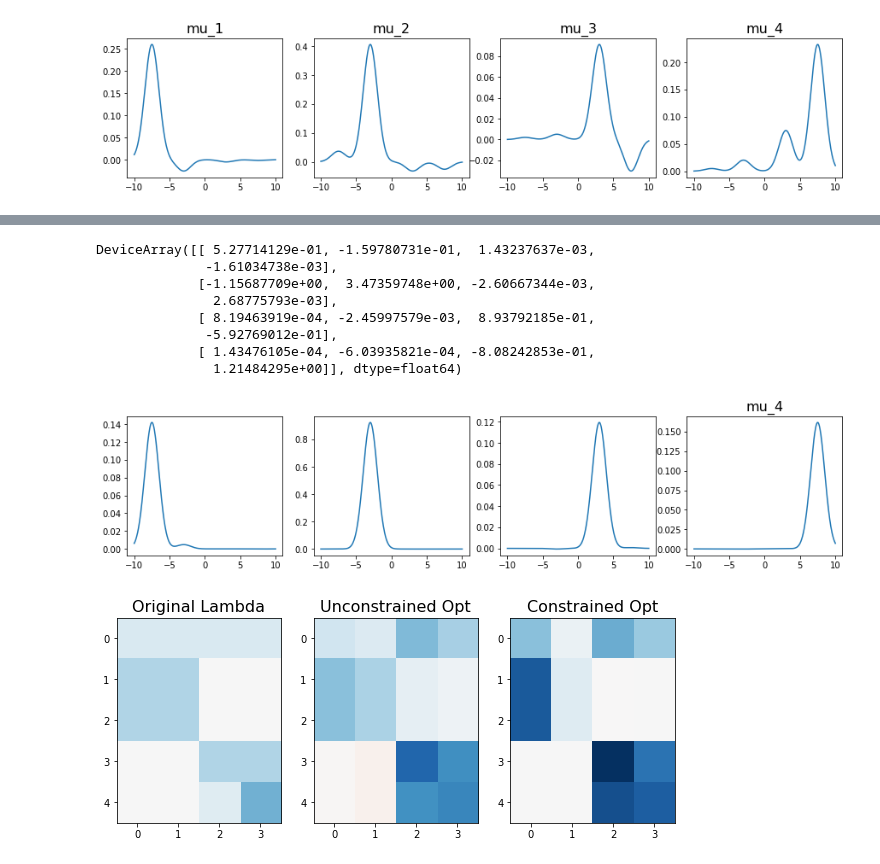
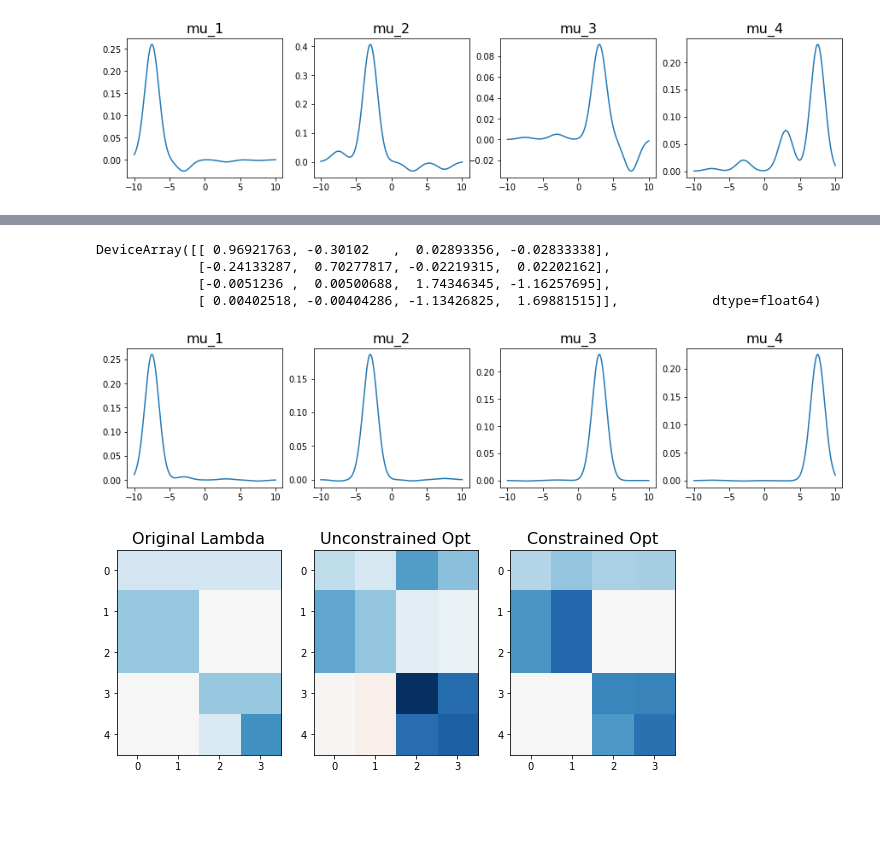
Before and after one commit to mberaha/nrmifactors, a Jupyter notebook: Test Postprocessing.ipynb, the cells around one changed output, grey strips where cells are left out. Saved outputs shown, nothing was run; the diff lists cells and outputs as text; code cells hidden in the pictures; blank space fills up the shorter version.

```diff
--- a/Test Postprocessing.ipynb
+++ b/Test Postprocessing.ipynb
@@ -121,7 +119,7 @@ def obj_func(x):
 def constraints(x):
     return - np.concatenate([
         (lam @ np.linalg.inv(x)).reshape(-1, 1),
-        (x @ M).reshape(-1, 1)])
+        (x @ M).reshape(-1, 1)])[:, 0]
 
 def max0(x):
     return x * (x > 0)
@@ -133,3 +131,8 @@ grad_f = grad(obj_func)
 f = obj_func
 # %%
 x0 = np.eye(M.shape[0])
+# %%
+from nrmifactors.postprocess import dissipative_lie_rattle_fast
+
+opt_x, niter = dissipative_lie_rattle_fast(f, grad_f, x0, 0.9, 0.1, 1e-6, maxiter=1000)
+opt_x
@@ -136,2 +148,4 @@ x0 = np.eye(M.shape[0])
 # %%
-opt_x = dissipative_lie_rattle(f, grad_f, x0, 0.9, 0.1, 1e-6, maxiter=1000)
+
+# opt_x = dissipative_lie_rattle(f, grad_f, x0, 0.9, 0.1, 1e-6, maxiter=1000)
+# opt_x
@@ -161,13 +162,16 @@ plt.savefig("postprocess_test/opt_mu_unconstrained.pdf", bbox_inches="tight")
 # %% [output]
 [figure]
 # %%
+from jax import jacfwd
+
 constr_eval = constraints(x0)
+grad_cons = jacfwd(constraints)
 
 mu = 0.9
 stepsize = 0.01
 init_thr = 1e-2
 target_thr = 1e-5
-init_lambdas = np.zeros_like(constr_eval) + 1
+init_lambdas = np.zeros_like(constr_eval) + 1.0
 min_lambda = 1e-4
 max_lambda = 50
 init_rho = 10
@@ -175,6 +179,7 @@ dmin = 1e-4
 
 
 opt_x_pen = ralm(
-    obj_func, grad_f, constraints, opt_x, mu, stepsize, init_thr, target_thr,
-    init_lambdas, min_lambda, max_lambda, init_rho, dmin, maxiter=10)
+    obj_func, grad_f, constraints, grad_cons, opt_x, mu, stepsize,
+    init_thr, target_thr, init_lambdas, min_lambda, max_lambda,
+    init_rho, dmin, maxiter=10)
 # %% [output]
@@ -198,47 +187,44 @@ max(lambdas) :  1.4005862682158605
 # %%
-opt_x_pen[-1]
+opt_x_pen
 # %% [output]
-DeviceArray([[ 5.27714129e-01, -1.59780731e-01,  1.43237637e-03,
-              -1.61034738e-03],
-             [-1.15687709e+00,  3.47359748e+00, -2.60667344e-03,
-               2.68775793e-03],
-             [ 8.19463919e-04, -2.45997579e-03,  8.93792185e-01,
-              -5.92769012e-01],
-             [ 1.43476105e-04, -6.03935821e-04, -8.08242853e-01,
-               1.21484295e+00]], dtype=float64)
+DeviceArray([[ 0.96921763, -0.30102   ,  0.02893356, -0.02833338],
+             [-0.24133287,  0.70277817, -0.02219315,  0.02202162],
+             [-0.0051236 ,  0.00500688,  1.74346345, -1.16257695],
+             [ 0.00402518, -0.00404286, -1.13426825,  1.69881515]],            dtype=float64)
 # %%
 fig, axes = plt.subplots(nrows=1, ncols=M.shape[0], figsize=(15,3))
 
-q = opt_x_pen[-1]
+q = opt_x_pen
 
 for j in range(M.shape[0]):
     axes[j].plot(xgrid,  (q @ M @ component_dens)[j, :])
 
-axes[j].set_title("mu_{0}".format(j+1), fontsize=16)
+    axes[j].set_title("mu_{0}".format(j+1), fontsize=16)
 
-plt.savefig("postprocess_test/opt_mu_constrained.pdf", bbox_inches="tight")
+# plt.savefig("postprocess_test/opt_mu_constrained.pdf", bbox_inches="tight")
 # %% [output]
-[figure, old version]
+[figure, new version]
 # %%
 fig, axes = plt.subplots(nrows=1, ncols=3, figsize=(10, 7))
 
 l1 = lam
 l2 = lam @ np.linalg.inv(opt_x)
-l3 = lam @ np.linalg.inv(opt_x_pen[-1])
+l3 = lam @ np.linalg.inv(opt_x_pen
+                        )
 vmax = np.max(np.stack([l1, l2, l3]))
 vmin = -vmax
 
 axes[0].imshow(l1, cmap="RdBu", vmin=vmin, vmax=vmax)
 axes[0].set_title("Original Lambda", fontsize=16)
 
 axes[1].imshow(l2, cmap="RdBu", vmin=vmin, vmax=vmax)
 axes[1].set_title("Unconstrained Opt", fontsize=16)
 
 axes[2].imshow(l3, cmap="RdBu", vmin=vmin, vmax=vmax)
 axes[2].set_title("Constrained Opt", fontsize=16)
 
-plt.savefig("postprocess_test/lambdas.pdf", bbox_inches="tight")
+# plt.savefig("postprocess_test/lambdas.pdf", bbox_inches="tight")
 
 plt.show()
 # %% [output]
-[figure, old version]
+[figure, new version]
```
Also changed, not shown: parts of 8 cells of this notebook, 5 other files.
